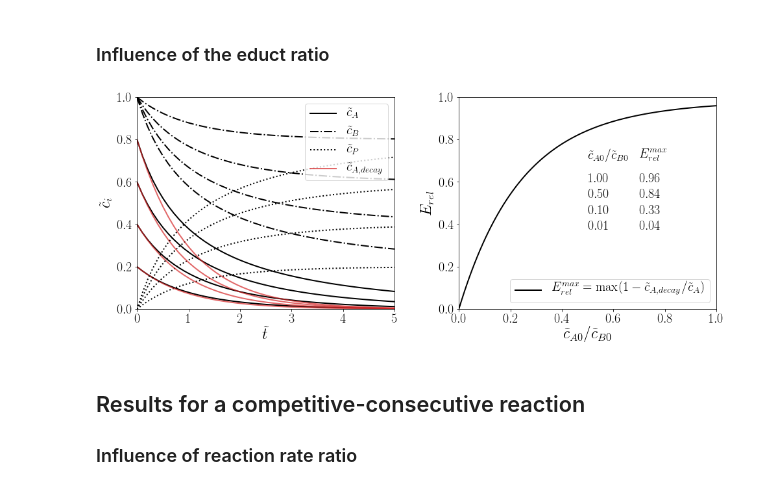
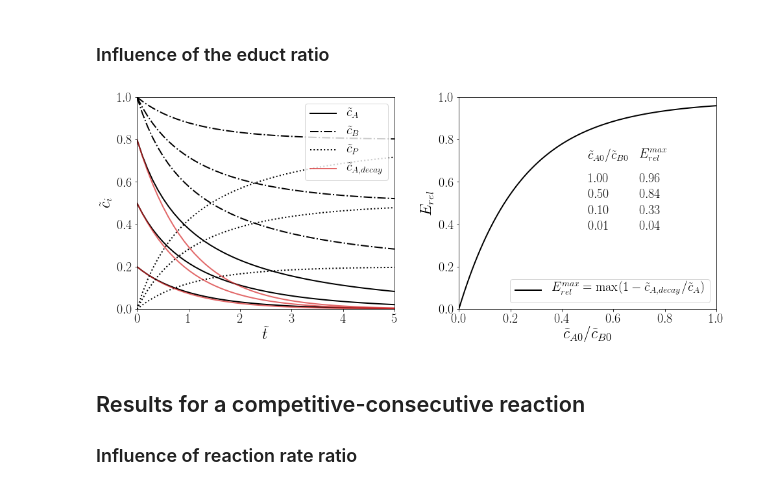
Before and after one commit to AndreWeiner/phd_notebooks, a Jupyter notebook: notebooks/prototype_reactions.ipynb, the cells around one changed output. Saved outputs shown, nothing was run; the diff lists cells and outputs as text; code cells hidden in the pictures.

```diff
--- a/notebooks/prototype_reactions.ipynb
+++ b/notebooks/prototype_reactions.ipynb
@@ -170,7 +170,7 @@ fig.savefig('../output/single_reaction_ode_da_influence.png', bbox_inches='tight
 # %% [markdown]
 ### Influence of the educt ratio
 # %%
-initial_A = np.linspace(0.2, 0.8, 4)
+initial_A = np.linspace(0.2, 0.8, 3)
 fig, (ax1, ax2) = plt.subplots(1, 2, figsize=(hm.figure_width, 6))
 
 for index, value in enumerate(initial_A):
@@ -214,34 +214,34 @@ maxDev_2 = np.amax( np.absolute( (solution_2[:,0]-decay_2) / solution_2[:,0] ) )
 maxDev_3 = np.amax( np.absolute( (solution_3[:,0]-decay_3) / solution_3[:,0] ) )
 
 
 ax1.set_xlabel(r"$\tilde{t}$", fontsize=hm.fontsize_label)
 ax1.set_ylabel(r"$\tilde{c}_i$", fontsize=hm.fontsize_label)
 ax1.set_xlim([0, 5])
 ax1.set_ylim([0.0, 1.0])
 ax1.legend(loc=1, fontsize=hm.fontsize_legend)
 
 ax2.set_xlabel(r"$\tilde{c}_{A0} / \tilde{c}_{B0}$", fontsize=hm.fontsize_label)
 ax2.set_ylabel(r"$E_{rel}$", fontsize=hm.fontsize_label)
 ax2.set_xlim([0, 1])
 ax2.set_ylim([0, 1])
 ax2.text(0.5, 0.7, r"$\tilde{c}_{A0}/\tilde{c}_{B0}$", fontsize=hm.fontsize_legend)
 ax2.text(0.5, 0.6, r"$1.00$", fontsize=hm.fontsize_legend)
 ax2.text(0.5, 0.525, r"$0.50$", fontsize=hm.fontsize_legend)
 ax2.text(0.5, 0.45, r"$0.10$", fontsize=hm.fontsize_legend)
 ax2.text(0.5, 0.375, r"$0.01$", fontsize=hm.fontsize_legend)
 ax2.text(0.7, 0.7, r"$E_{rel}^{max}$", fontsize=hm.fontsize_legend)
 ax2.text(0.7, 0.6, r"${:1.2f}$".format(maxDev_3), fontsize=hm.fontsize_legend)
 ax2.text(0.7, 0.525, r"${:1.2f}$".format(maxDev_2), fontsize=hm.fontsize_legend)
 ax2.text(0.7, 0.45, r"${:1.2f}$".format(maxDev_1), fontsize=hm.fontsize_legend)
 ax2.text(0.7, 0.375, r"${:1.2f}$".format(maxDev_0), fontsize=hm.fontsize_legend)
 ax2.legend(fontsize=hm.fontsize_legend)
 ax1.tick_params(labelsize=hm.fontsize_tick)
 ax2.tick_params(labelsize=hm.fontsize_tick)
 fig.subplots_adjust(wspace=0.25)
 fig.savefig('../output/single_reaction_ode_ratioAB.pdf', bbox_inches='tight')
 fig.savefig('../output/single_reaction_ode_ratioAB.png', bbox_inches='tight')
 # %% [output]
-[figure, old version]
+[figure, new version]
 # %% [markdown]
 ## Results for a competitive-consecutive reaction
 ### Influence of reaction rate ratio
```
Also changed, not shown: parts of 3 cells of this notebook.
